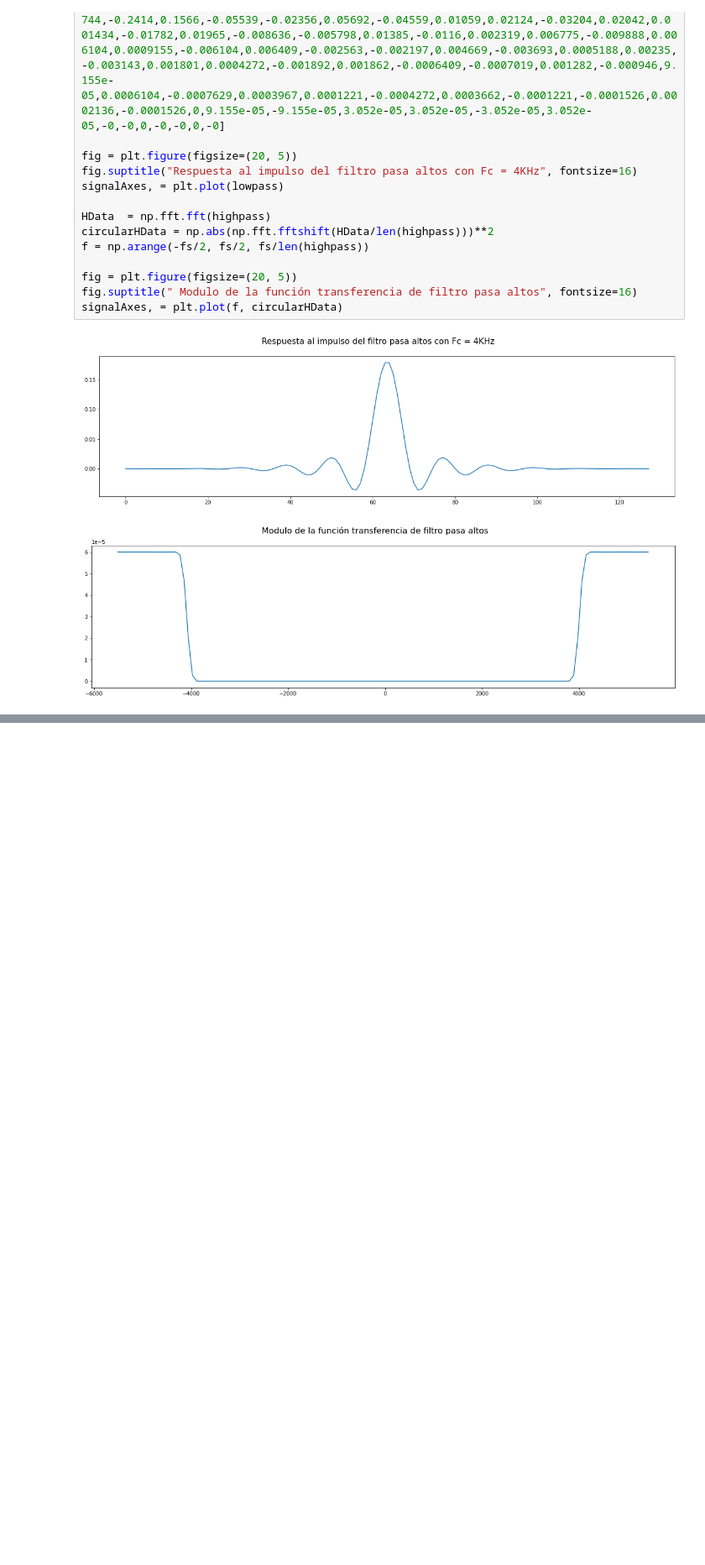
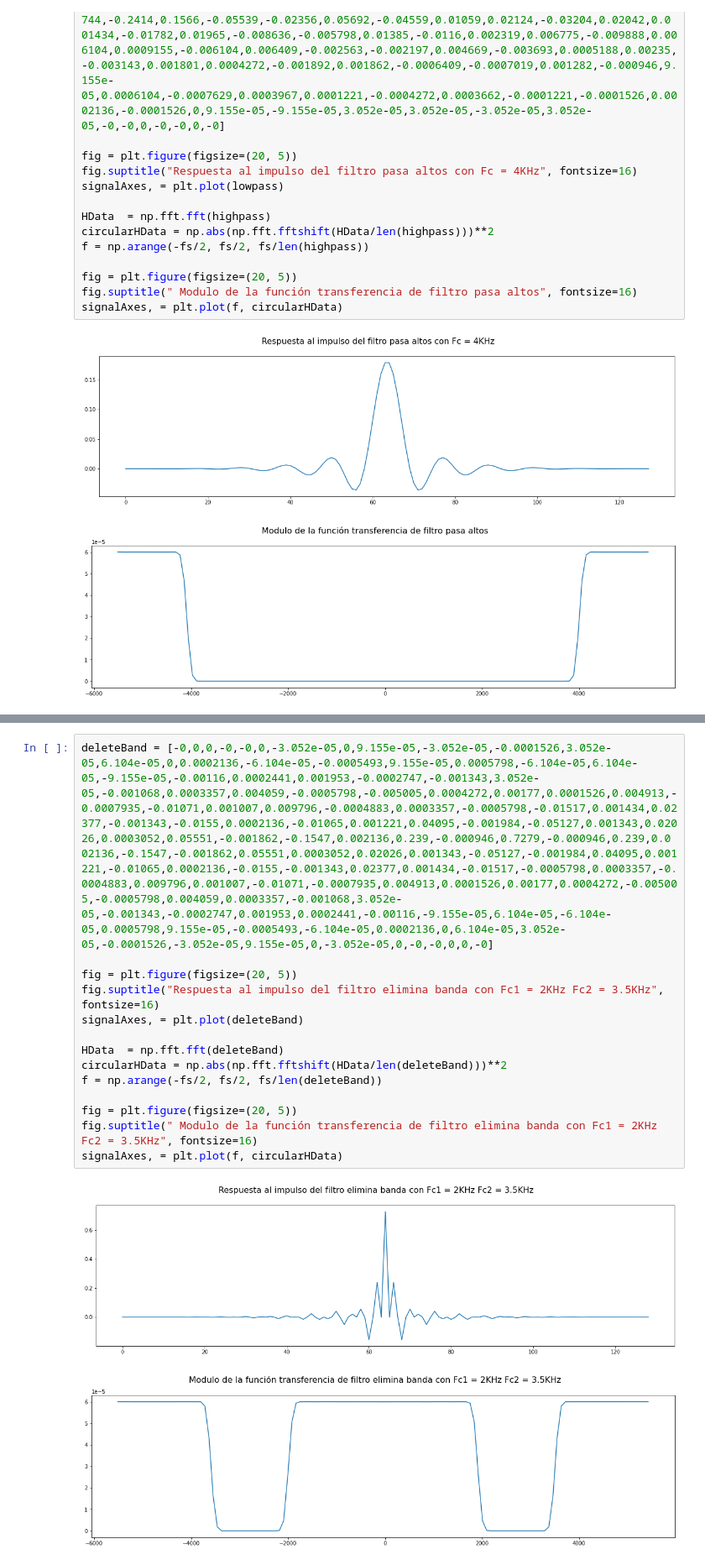
Before and after one commit to davidbro-in/pds-fir-pipeline, a Jupyter notebook: notebooks/fir.ipynb, the cells around one changed output, grey strips where cells are left out. Shown at 84% size. Cells and saved outputs as stored; diff of their text form; blank space fills up the shorter version.

```diff
--- a/notebooks/fir.ipynb
+++ b/notebooks/fir.ipynb
@@ -53,0 +71,17 @@ signalAxes, = plt.plot(f, circularHData)
+# %%
+deleteBand = [-0,0,0,-0,-0,0,-3.052e-05,0,9.155e-05,-3.052e-05,-0.0001526,3.052e-05,6.104e-05,0,0.0002136,-6.104e-05,-0.0005493,9.155e-05,0.0005798,-6.104e-05,6.104e-05,-9.155e-05,-0.00116,0.0002441,0.001953,-0.0002747,-0.001343,3.052e-05,-0.001068,0.0003357,0.004059,-0.0005798,-0.005005,0.0004272,0.00177,0.0001526,0.004913,-0.0007935,-0.01071,0.001007,0.009796,-0.0004883,0.0003357,-0.0005798,-0.01517,0.001434,0.02377,-0.001343,-0.0155,0.0002136,-0.01065,0.001221,0.04095,-0.001984,-0.05127,0.001343,0.02026,0.0003052,0.05551,-0.001862,-0.1547,0.002136,0.239,-0.000946,0.7279,-0.000946,0.239,0.002136,-0.1547,-0.001862,0.05551,0.0003052,0.02026,0.001343,-0.05127,-0.001984,0.04095,0.001221,-0.01065,0.0002136,-0.0155,-0.001343,0.02377,0.001434,-0.01517,-0.0005798,0.0003357,-0.0004883,0.009796,0.001007,-0.01071,-0.0007935,0.004913,0.0001526,0.00177,0.0004272,-0.005005,-0.0005798,0.004059,0.0003357,-0.001068,3.052e-05,-0.001343,-0.0002747,0.001953,0.0002441,-0.00116,-9.155e-05,6.104e-05,-6.104e-05,0.0005798,9.155e-05,-0.0005493,-6.104e-05,0.0002136,0,6.104e-05,3.052e-05,-0.0001526,-3.052e-05,9.155e-05,0,-3.052e-05,0,-0,-0,0,0,-0]
+
+fig = plt.figure(figsize=(20, 5))
+fig.suptitle("Respuesta al impulso del filtro elimina banda con Fc1 = 2KHz Fc2 = 3.5KHz", fontsize=16)
+signalAxes, = plt.plot(deleteBand)
+
+HData  = np.fft.fft(deleteBand)
+circularHData = np.abs(np.fft.fftshift(HData/len(deleteBand)))**2
+f = np.arange(-fs/2, fs/2, fs/len(deleteBand))
+
+fig = plt.figure(figsize=(20, 5))
+fig.suptitle(" Modulo de la función transferencia de filtro elimina banda con Fc1 = 2KHz Fc2 = 3.5KHz", fontsize=16)
+signalAxes, = plt.plot(f, circularHData)
+# %% [output]
+[figure, added]
+[figure, added]
```
Also changed, not shown: parts of 1 cell of this notebook.
